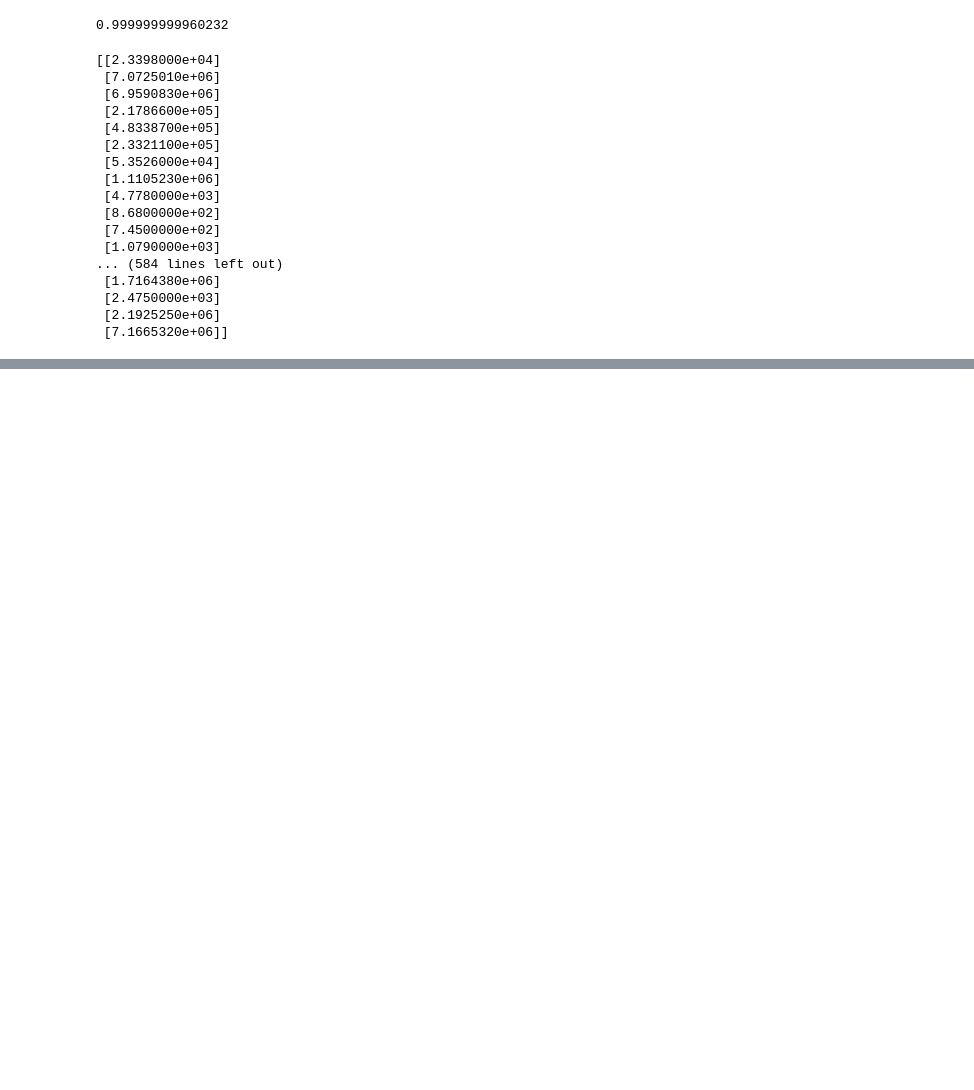
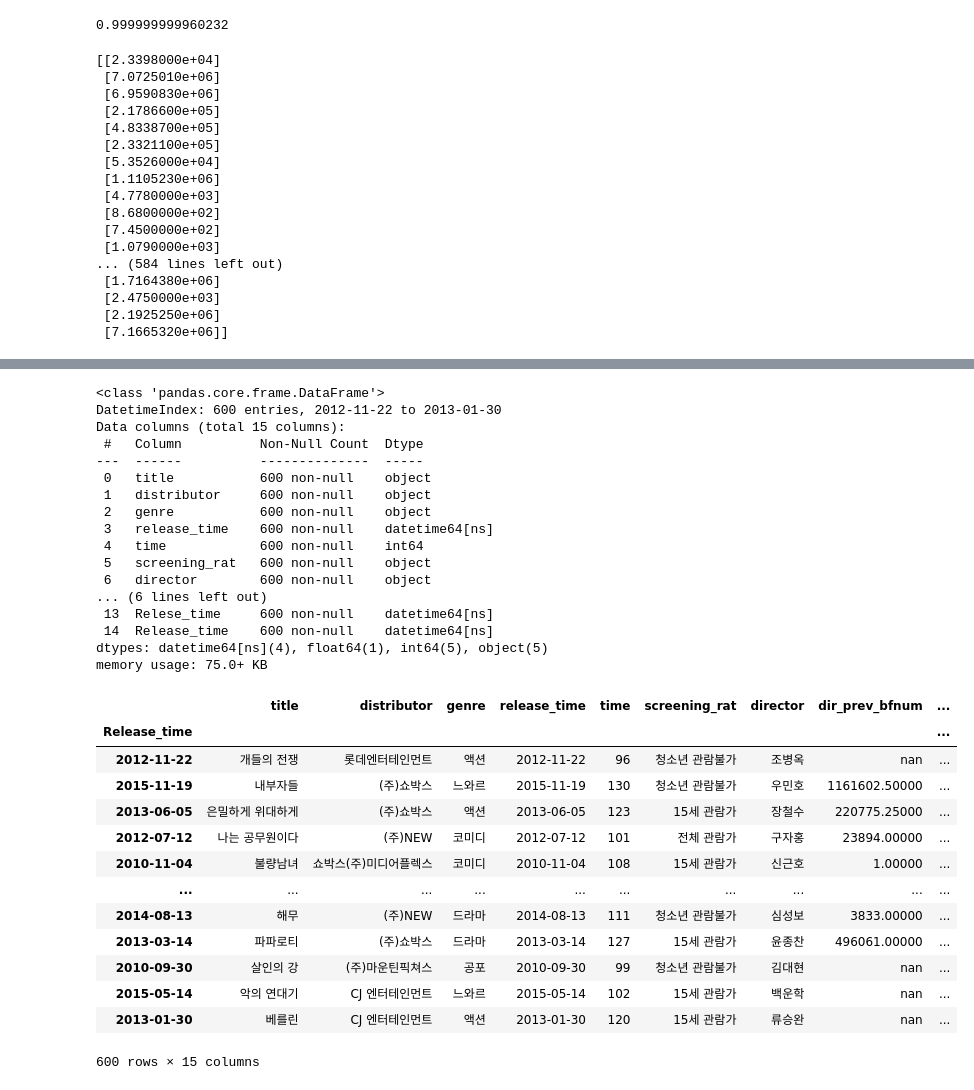
Before and after one commit to winwinhyun/Data-Analyst-Study, a Jupyter notebook: SC/study_1_movie_modify.ipynb, the cells around one changed output, grey strips where cells are left out. Cells and saved outputs as stored; diff of their text form; code cells hidden in the pictures; blank space fills up the shorter version.

```diff
--- a/SC/study_1_movie_modify.ipynb
+++ b/SC/study_1_movie_modify.ipynb
@@ -741,0 +799,41 @@ pd.reset_option('display.float_format')
+# %%
+if 'release_time' in train.columns:
+    train['release_time'] = pd.to_datetime(train['release_time'])
+    train['Release_time'] = pd.to_datetime(train['release_time'])
+train.info()
+
+if train.index.dtype=='int64':
+    train.set_index('Release_time', inplace = True)
+train
+# %% [output]
+<class 'pandas.core.frame.DataFrame'>
+DatetimeIndex: 600 entries, 2012-11-22 to 2013-01-30
+Data columns (total 15 columns):
+ #   Column          Non-Null Count  Dtype
+---  ------          --------------  -----
+ 0   title           600 non-null    object
+ 1   distributor     600 non-null    object
+ 2   genre           600 non-null    object
+ 3   release_time    600 non-null    datetime64[ns]
+ 4   time            600 non-null    int64
+ 5   screening_rat   600 non-null    object
+ 6   director        600 non-null    object
+... (6 lines left out)
+ 13  Relese_time     600 non-null    datetime64[ns]
+ 14  Release_time    600 non-null    datetime64[ns]
+dtypes: datetime64[ns](4), float64(1), int64(5), object(5)
+memory usage: 75.0+ KB
+|  | title | distributor | genre | release_time | time | screening_rat | director | dir_prev_bfnum | ... |
+| Release_time |  |  |  |  |  |  |  |  | ... |
+| 2012-11-22 | 개들의 전쟁 | 롯데엔터테인먼트 | 액션 | 2012-11-22 | 96 | 청소년 관람불가 | 조병옥 | nan | ... |
+| 2015-11-19 | 내부자들 | (주)쇼박스 | 느와르 | 2015-11-19 | 130 | 청소년 관람불가 | 우민호 | 1161602.50000 | ... |
+| 2013-06-05 | 은밀하게 위대하게 | (주)쇼박스 | 액션 | 2013-06-05 | 123 | 15세 관람가 | 장철수 | 220775.25000 | ... |
+| 2012-07-12 | 나는 공무원이다 | (주)NEW | 코미디 | 2012-07-12 | 101 | 전체 관람가 | 구자홍 | 23894.00000 | ... |
+| 2010-11-04 | 불량남녀 | 쇼박스(주)미디어플렉스 | 코미디 | 2010-11-04 | 108 | 15세 관람가 | 신근호 | 1.00000 | ... |
+| ... | ... | ... | ... | ... | ... | ... | ... | ... | ... |
+| 2014-08-13 | 해무 | (주)NEW | 드라마 | 2014-08-13 | 111 | 청소년 관람불가 | 심성보 | 3833.00000 | ... |
+| 2013-03-14 | 파파로티 | (주)쇼박스 | 드라마 | 2013-03-14 | 127 | 15세 관람가 | 윤종찬 | 496061.00000 | ... |
+| 2010-09-30 | 살인의 강 | (주)마운틴픽쳐스 | 공포 | 2010-09-30 | 99 | 청소년 관람불가 | 김대현 | nan | ... |
+| 2015-05-14 | 악의 연대기 | CJ 엔터테인먼트 | 느와르 | 2015-05-14 | 102 | 15세 관람가 | 백운학 | nan | ... |
+| 2013-01-30 | 베를린 | CJ 엔터테인먼트 | 액션 | 2013-01-30 | 120 | 15세 관람가 | 류승완 | nan | ... |
+600 rows × 15 columns
```
Also changed, not shown: parts of 26 cells of this notebook.
